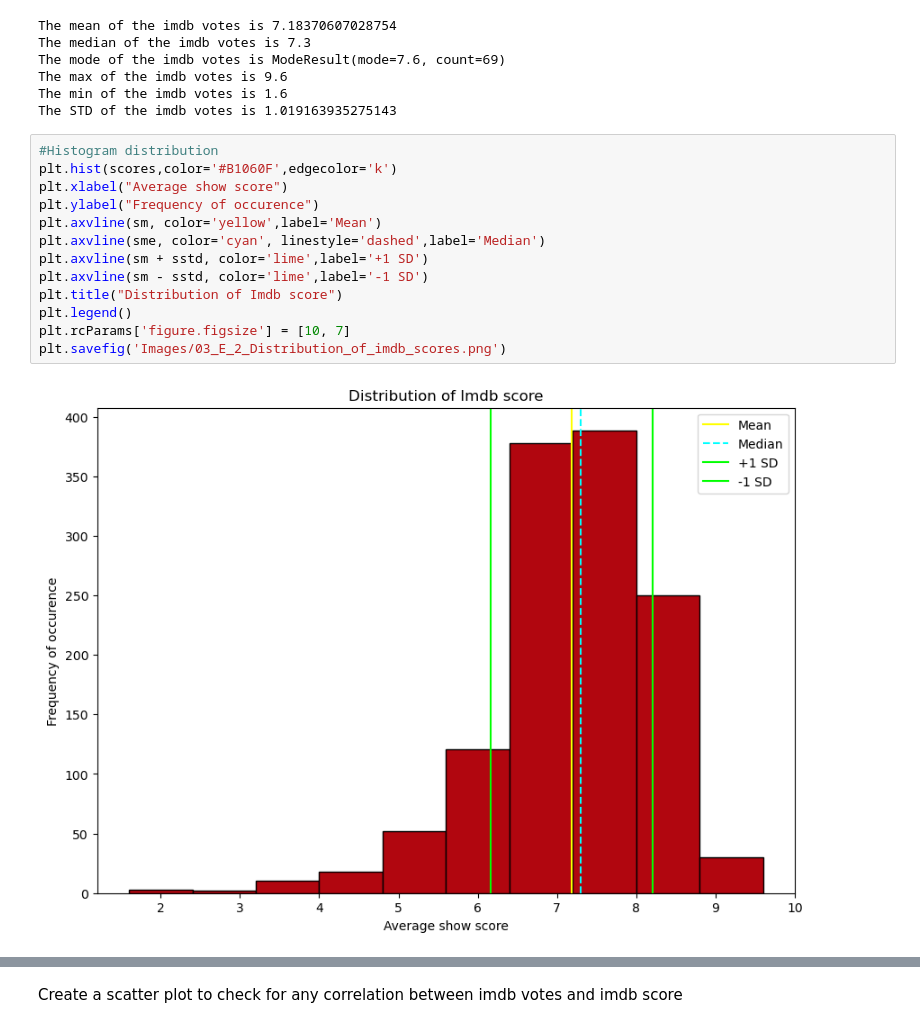
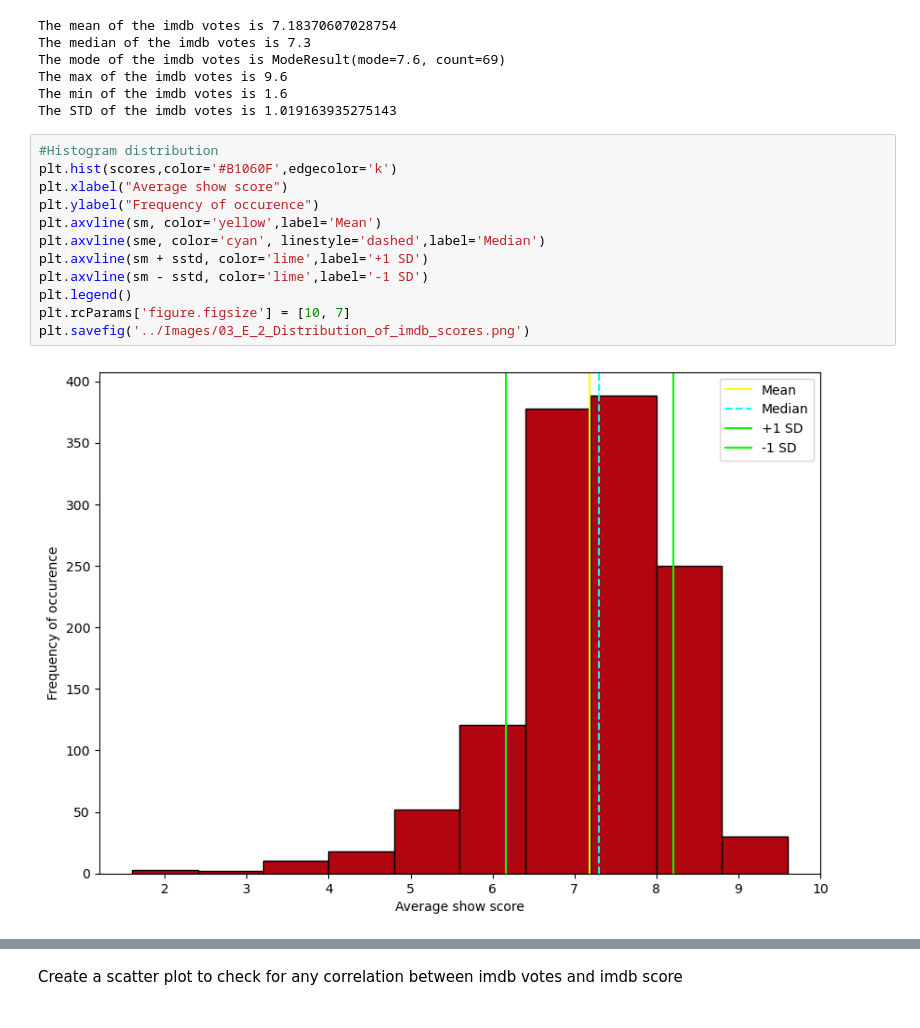
Before and after one commit to NidaB-C/NetflixEDA, a Jupyter notebook: 03_imdb_scores_votes_genres.ipynb, the cells around one changed output, grey strips where cells are left out. Cells and saved outputs as stored; diff of their text form.

```diff
--- a/03_imdb_scores_votes_genres.ipynb
+++ b/03_imdb_scores_votes_genres.ipynb
@@ -151,18 +151,17 @@ The STD of the imdb votes is 1.019163935275143
 # %%
 #Histogram distribution
 plt.hist(scores,color='#B1060F',edgecolor='k')
 plt.xlabel("Average show score")
 plt.ylabel("Frequency of occurence")
 plt.axvline(sm, color='yellow',label='Mean')
 plt.axvline(sme, color='cyan', linestyle='dashed',label='Median')
 plt.axvline(sm + sstd, color='lime',label='+1 SD')
 plt.axvline(sm - sstd, color='lime',label='-1 SD')
-plt.title("Distribution of Imdb score")
 plt.legend()
 plt.rcParams['figure.figsize'] = [10, 7]
-plt.savefig('Images/03_E_2_Distribution_of_imdb_scores.png')
+plt.savefig('../Images/03_E_2_Distribution_of_imdb_scores.png')
 # %% [output]
-[figure, old version]
+[figure, new version]
 # %%
 print(st.normaltest(scores.sample(200)))
 
```
Also changed, not shown: parts of 9 cells of this notebook, 2 other files.
